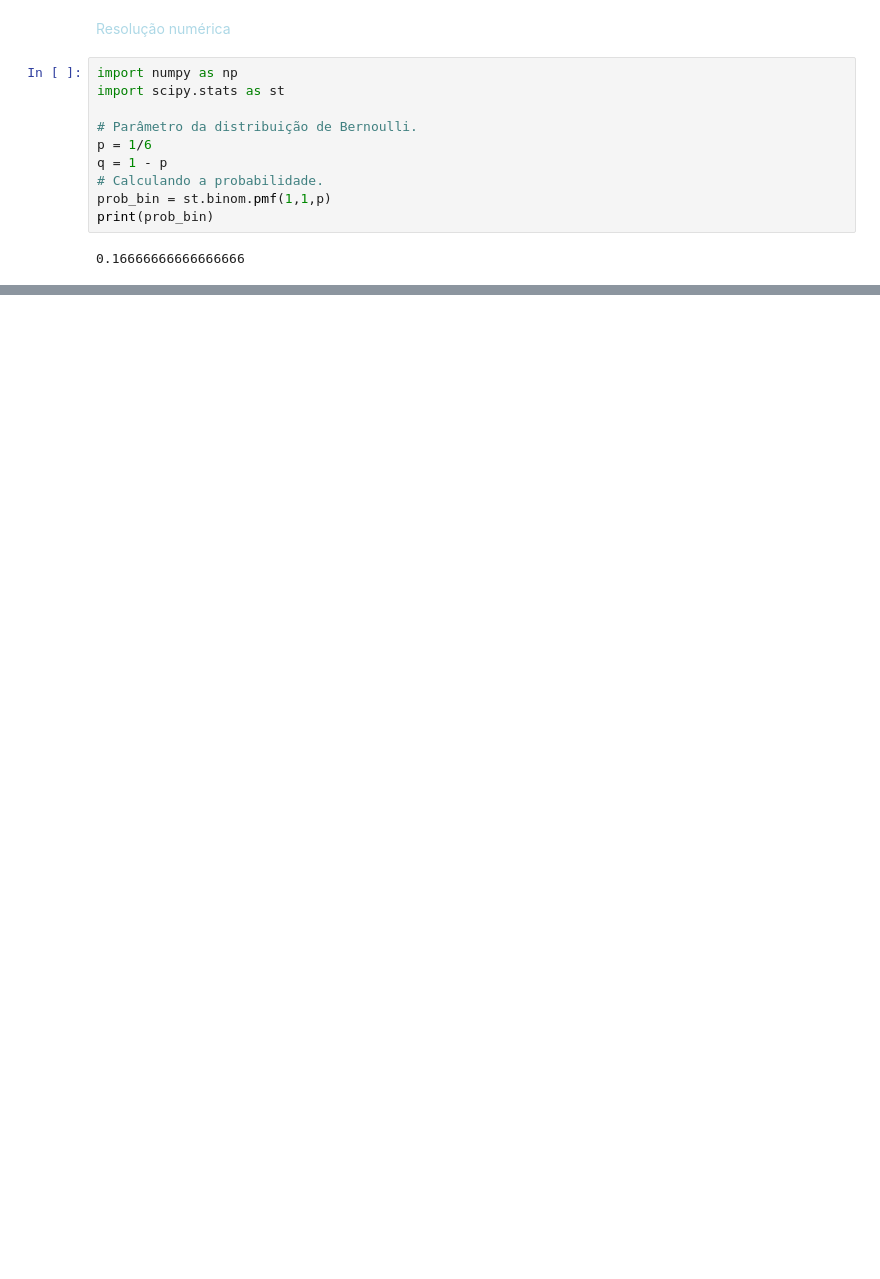
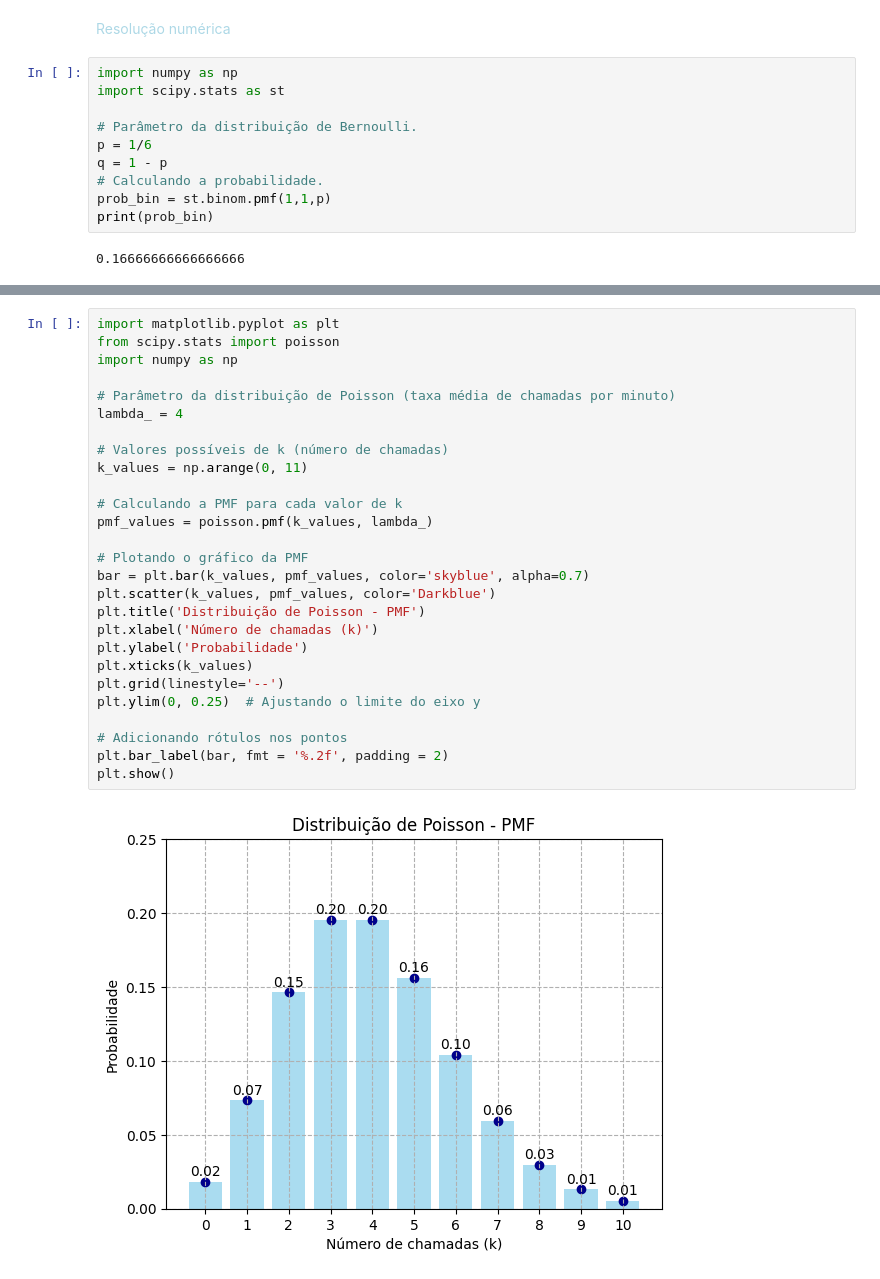
Before and after one commit to SauloSaturn/Data-Science-Docs-, a Jupyter notebook: Estatística_Inferencial_I_Distribuições_de_Probabilidade.ipynb, the cells around one changed output, grey strips where cells are left out. Cells and saved outputs as stored; diff of their text form; blank space fills up the shorter version.

```diff
--- a/Estatística_Inferencial_I_Distribuições_de_Probabilidade.ipynb
+++ b/Estatística_Inferencial_I_Distribuições_de_Probabilidade.ipynb
@@ -81,0 +245,29 @@ plt.show()
+# %%
+import matplotlib.pyplot as plt
+from scipy.stats import poisson
+import numpy as np
+
+# Parâmetro da distribuição de Poisson (taxa média de chamadas por minuto)
+lambda_ = 4
+
+# Valores possíveis de k (número de chamadas)
+k_values = np.arange(0, 11)
+
+# Calculando a PMF para cada valor de k
+pmf_values = poisson.pmf(k_values, lambda_)
+
+# Plotando o gráfico da PMF
+bar = plt.bar(k_values, pmf_values, color='skyblue', alpha=0.7)
+plt.scatter(k_values, pmf_values, color='Darkblue')
+plt.title('Distribuição de Poisson - PMF')
+plt.xlabel('Número de chamadas (k)')
+plt.ylabel('Probabilidade')
+plt.xticks(k_values)
+plt.grid(linestyle='--')
+plt.ylim(0, 0.25)  # Ajustando o limite do eixo y
+
+# Adicionando rótulos nos pontos
+plt.bar_label(bar, fmt = '%.2f', padding = 2)
+plt.show()
+# %% [output]
+[figure, added]
```
Also changed, not shown: parts of 15 cells of this notebook.
